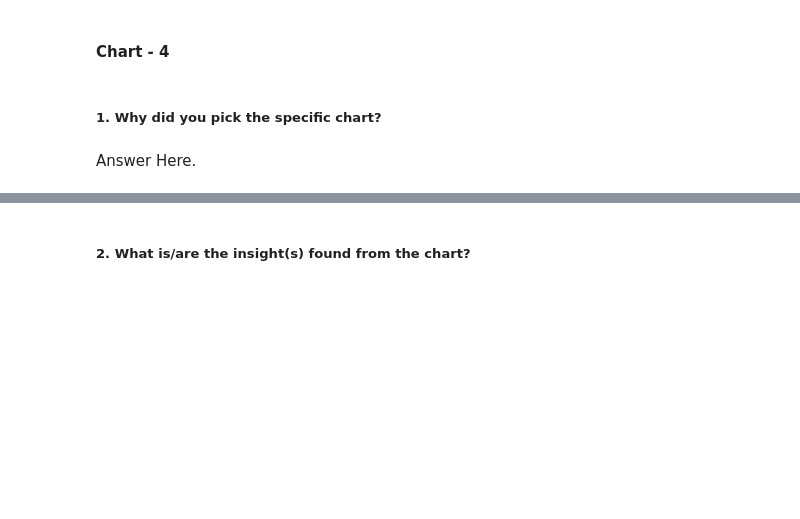
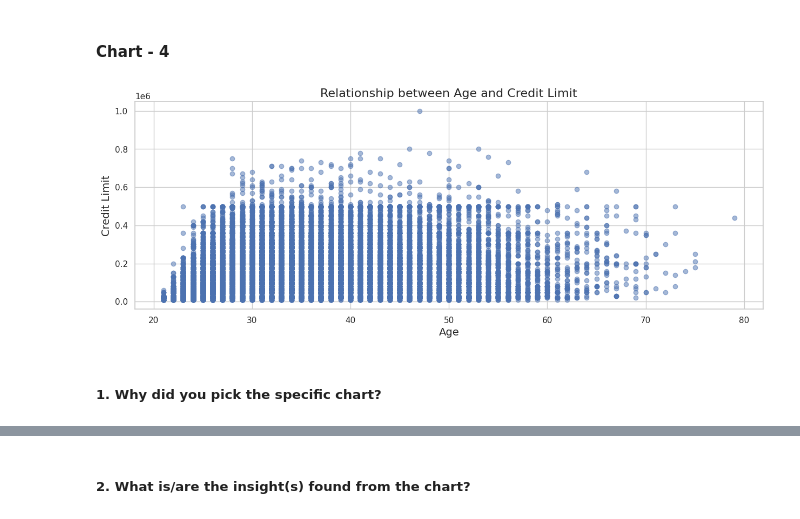
Before and after one commit to shubhamrai1318/Credit_Card_Default_Prediction, a Jupyter notebook: Credit_Card_Default_Prediction.ipynb, the cells around one changed output, grey strips where cells are left out. Drawn from its saved outputs; the diff is of its cells as text; code cells hidden in the pictures; blank space fills up the shorter version.

Commit message:
Visualization Chart-4 Completed

```diff
--- a/Credit_Card_Default_Prediction.ipynb
+++ b/Credit_Card_Default_Prediction.ipynb
@@ -665,4 +663,23 @@ The presence of outliers in credit card spending may lead to negative growth if
+# %%
+# Chart - 4 visualization code
+
+plt.figure(figsize=(15, 5))
+
+# Creating a scatter plot to visualize the relationship between age and credit limits
+plt.scatter(df['age'], df['limit_bal'], alpha=0.5, color='b')
+
+# Setting the x-axis label
+plt.xlabel('Age', fontsize=14)
+
+# Setting the y-axis label
+plt.ylabel('Credit Limit', fontsize=14)
+
+# Setting the title of the plot
+plt.title('Relationship between Age and Credit Limit', fontsize=16)
+
+# Displaying the plot
+plt.show()
+# %% [output]
+[figure, added]
 # %% [markdown]
 ##### 1. Why did you pick the specific chart?
-# %% [markdown]
-Answer Here.
```
Also changed, not shown: parts of 6 cells of this notebook.
